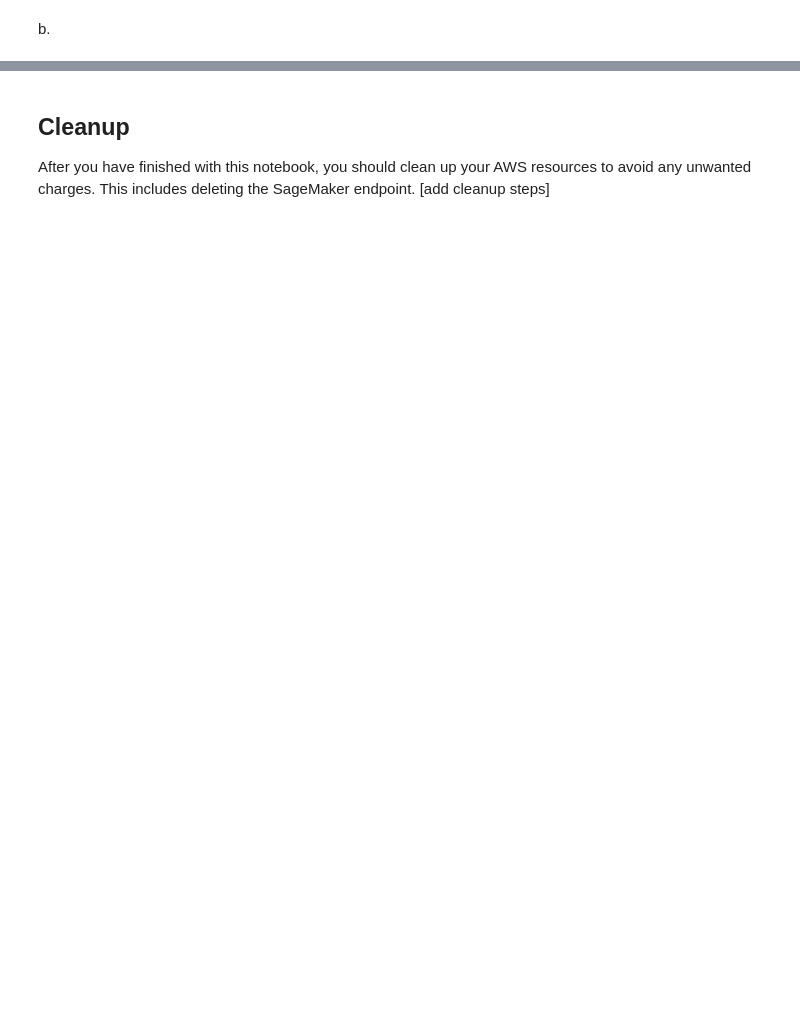
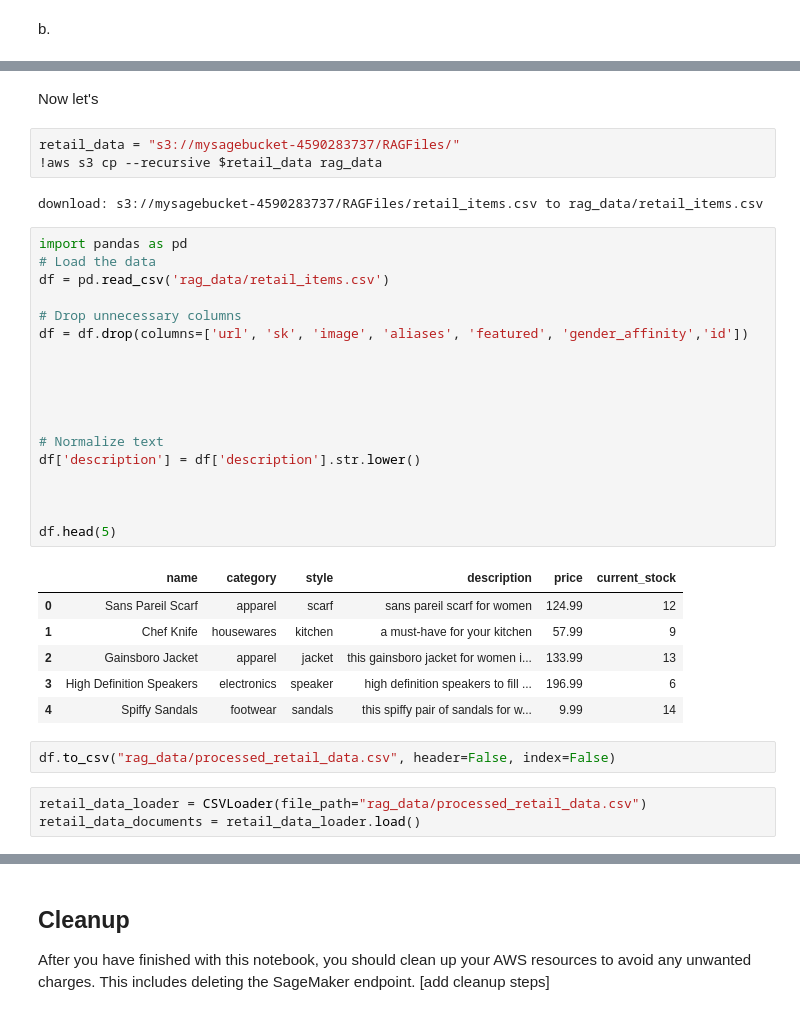
Before and after one commit to Adibuer-lab/gen-ai-workshop, a Jupyter notebook: src/workshop_text2text_generation.ipynb, the cells around one changed output, grey strips where cells are left out. Cells and saved outputs as stored; diff of their text form; blank space fills up the shorter version.

```diff
--- a/src/workshop_text2text_generation.ipynb
+++ b/src/workshop_text2text_generation.ipynb
@@ -370,3 +667,40 @@ a.
 b.
 # %% [markdown]
 ![alt text](RAGflow.png)
+# %% [markdown]
+Now let's
+# %%
+retail_data = "s3://mysagebucket-4590283737/RAGFiles/"
+!aws s3 cp --recursive $retail_data rag_data
+# %% [output]
+download: s3://mysagebucket-4590283737/RAGFiles/retail_items.csv to rag_data/retail_items.csv
+# %%
+import pandas as pd
+# Load the data
+df = pd.read_csv('rag_data/retail_items.csv')
+
+# Drop unnecessary columns
+df = df.drop(columns=['url', 'sk', 'image', 'aliases', 'featured', 'gender_affinity','id'])
+
+
+
+
+
+# Normalize text
+df['description'] = df['description'].str.lower()
+
+
+
+df.head(5)
+# %% [output]
+|  | name | category | style | description | price | current_stock |
+| 0 | Sans Pareil Scarf | apparel | scarf | sans pareil scarf for women | 124.99 | 12 |
+| 1 | Chef Knife | housewares | kitchen | a must-have for your kitchen | 57.99 | 9 |
+| 2 | Gainsboro Jacket | apparel | jacket | this gainsboro jacket for women i... | 133.99 | 13 |
+| 3 | High Definition Speakers | electronics | speaker | high definition speakers to fill ... | 196.99 | 6 |
+| 4 | Spiffy Sandals | footwear | sandals | this spiffy pair of sandals for w... | 9.99 | 14 |
+# %%
+df.to_csv("rag_data/processed_retail_data.csv", header=False, index=False)
+# %%
+retail_data_loader = CSVLoader(file_path="rag_data/processed_retail_data.csv")
+retail_data_documents = retail_data_loader.load()
```
Also changed, not shown: parts of 62 cells of this notebook.
